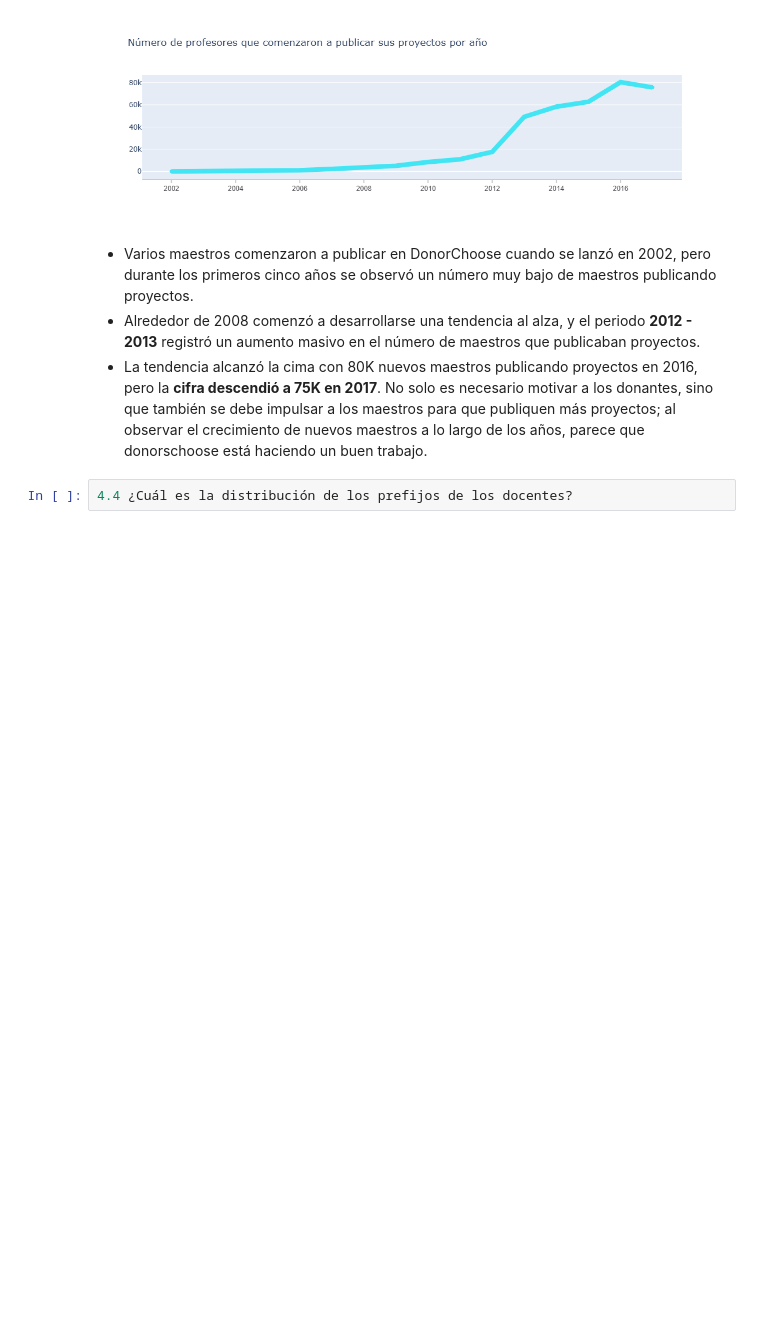
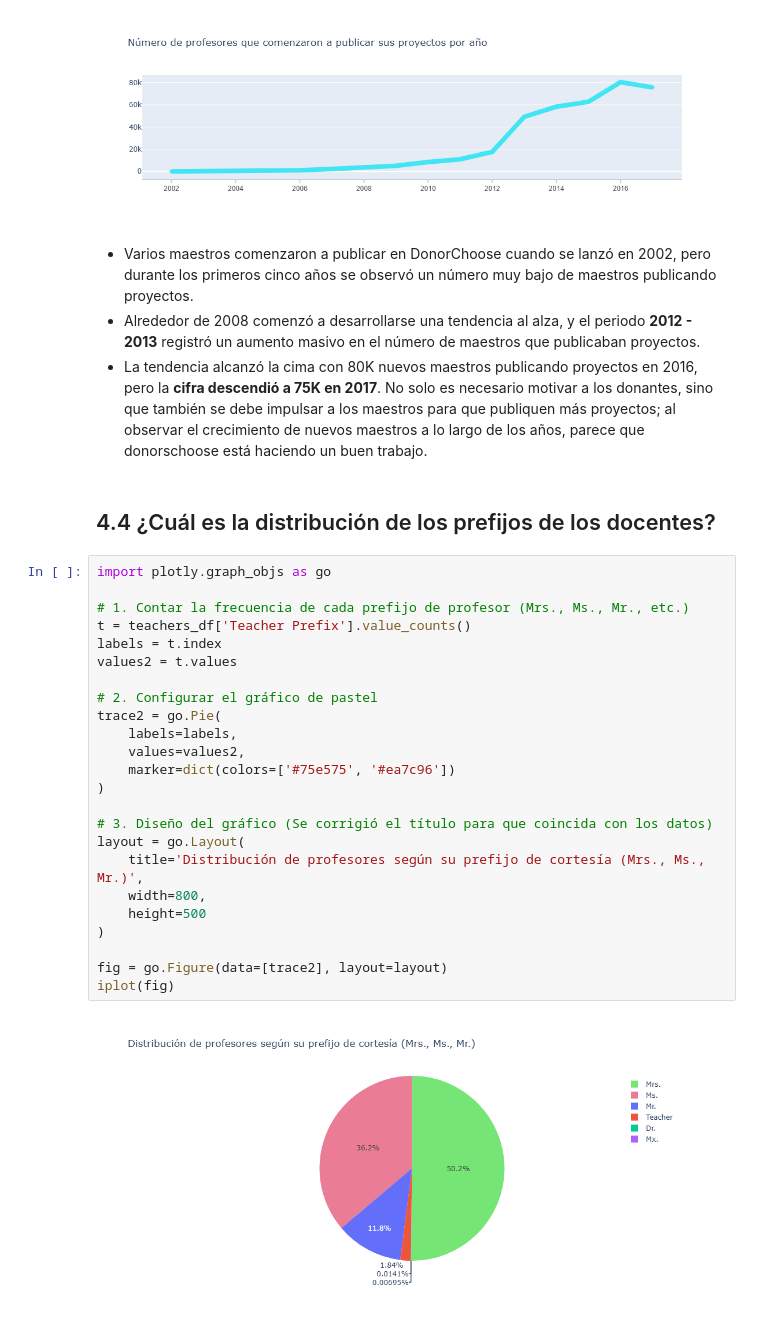
Before and after one commit to Rous-Maldonado/ADND_Prueba_Practica05, a Jupyter notebook: Practica05/Practica05.ipynb, the cells around one changed output. Drawn from its saved outputs; the diff is of its cells as text; blank space fills up the shorter version.

```diff
--- a/Practica05/Practica05.ipynb
+++ b/Practica05/Practica05.ipynb
@@ -1969,5 +1969,31 @@ iplot(fig, filename='news-source')
 * Varios maestros comenzaron a publicar en DonorChoose cuando se lanzó en 2002, pero durante los primeros cinco años se observó un número muy bajo de maestros publicando proyectos.
 * Alrededor de 2008 comenzó a desarrollarse una tendencia al alza, y el periodo **2012 - 2013** registró un aumento masivo en el número de maestros que publicaban proyectos.
 * La tendencia alcanzó la cima con 80K nuevos maestros publicando proyectos en 2016, pero la **cifra descendió a 75K en 2017**. No solo es necesario motivar a los donantes, sino que también se debe impulsar a los maestros para que publiquen más proyectos; al observar el crecimiento de nuevos maestros a lo largo de los años, parece que donorschoose está haciendo un buen trabajo.
-# %%
-4.4 ¿Cuál es la distribución de los prefijos de los docentes?
+# %% [markdown]
+## 4.4 ¿Cuál es la distribución de los prefijos de los docentes?
+# %%
+import plotly.graph_objs as go
+
+# 1. Contar la frecuencia de cada prefijo de profesor (Mrs., Ms., Mr., etc.)
+t = teachers_df['Teacher Prefix'].value_counts()
+labels = t.index
+values2 = t.values
+
+# 2. Configurar el gráfico de pastel
+trace2 = go.Pie(
+    labels=labels,
+    values=values2,
+    marker=dict(colors=['#75e575', '#ea7c96'])
+)
+
+# 3. Diseño del gráfico (Se corrigió el título para que coincida con los datos)
+layout = go.Layout(
+    title='Distribución de profesores según su prefijo de cortesía (Mrs., Ms., Mr.)',
+    width=800,
+    height=500
+)
+
+fig = go.Figure(data=[trace2], layout=layout)
+iplot(fig)
+# %% [output]
+[figure, added]
```
